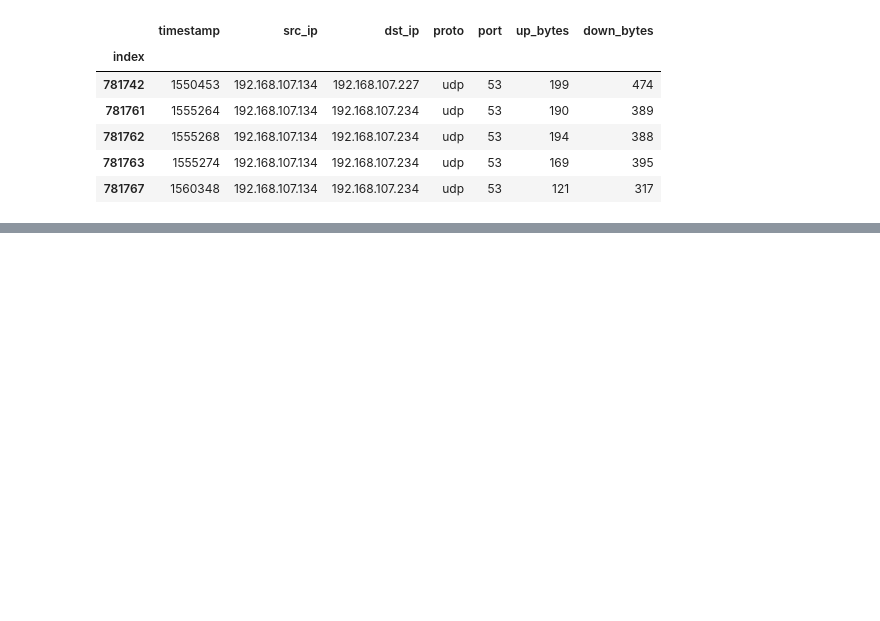
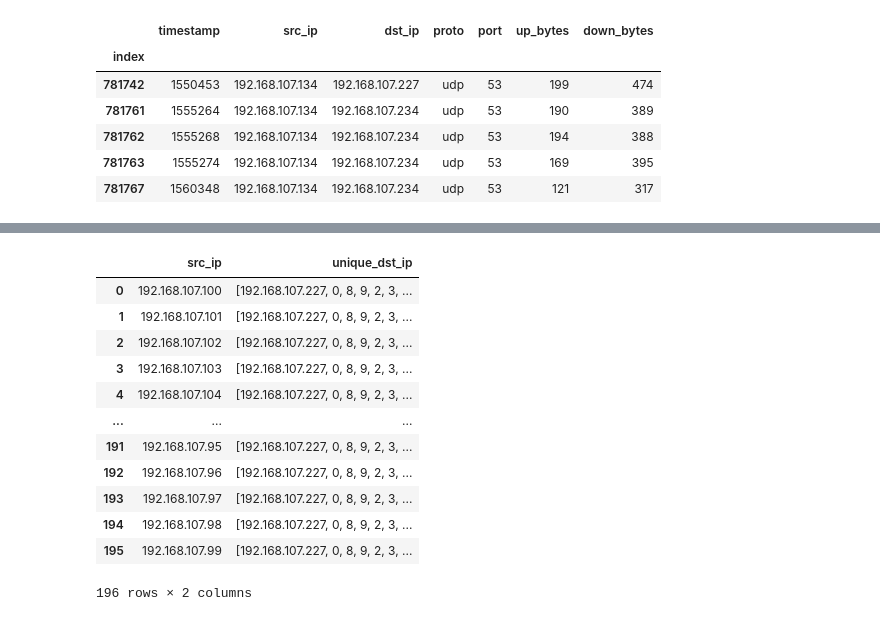
Before and after one commit to Pedro-Lopes-Frisson/srcp2, a Jupyter notebook: DataNormal copy.ipynb, the cells around one changed output, grey strips where cells are left out. Saved outputs shown, nothing was run; the diff lists cells and outputs as text; code cells hidden in the pictures; blank space fills up the shorter version.

```diff
--- a/DataNormal copy.ipynb
+++ b/DataNormal copy.ipynb
@@ -148,12 +153,13 @@ private_dst_internal_normal_src_dst.to_csv("test_coms_internal.csv")
 # %%
 private_dst_internal_normal1 = pd.read_csv("normal_coms_internal.csv")
-# ("test_coms_internal.csv")
+private_dst_internal_normal_src_dst = pd.read_csv("test_coms_internal.csv")
+
 # Merge the two DataFrames on src_ip
 merged = pd.merge(private_dst_internal_normal_src_dst,private_dst_internal_normal1 , on='src_ip', suffixes=('_test', '_normal'))
 
 # Function to find dst_ip in test but not in normal
 def find_diff(row):
-    return list(set(row['dst_ip_test']) - set(row['dst_ip_normal']))
+    return list(set(row['dst_ip_test']).symmetric_difference(set(row['dst_ip_normal'])))
 
 # Apply the function to each row
 merged['unique_dst_ip'] = merged.apply(find_diff, axis=1)
@@ -163,2 +178,18 @@ unique_dst_ips = merged[['src_ip', 'unique_dst_ip']][merged['unique_dst_ip'].map
 # %%
 unique_dst_ips.to_csv("ips_com_coms_novas_na_rede_interna.csv")
+# %%
+unique_dst_ips
+# %% [output]
+|  | src_ip | unique_dst_ip |
+| 0 | 192.168.107.100 | [192.168.107.227, 0, 8, 9, 2, 3, ... |
+| 1 | 192.168.107.101 | [192.168.107.227, 0, 8, 9, 2, 3, ... |
+| 2 | 192.168.107.102 | [192.168.107.227, 0, 8, 9, 2, 3, ... |
+| 3 | 192.168.107.103 | [192.168.107.227, 0, 8, 9, 2, 3, ... |
+| 4 | 192.168.107.104 | [192.168.107.227, 0, 8, 9, 2, 3, ... |
+| ... | ... | ... |
+| 191 | 192.168.107.95 | [192.168.107.227, 0, 8, 9, 2, 3, ... |
+| 192 | 192.168.107.96 | [192.168.107.227, 0, 8, 9, 2, 3, ... |
+| 193 | 192.168.107.97 | [192.168.107.227, 0, 8, 9, 2, 3, ... |
+| 194 | 192.168.107.98 | [192.168.107.227, 0, 8, 9, 2, 3, ... |
+| 195 | 192.168.107.99 | [192.168.107.227, 0, 8, 9, 2, 3, ... |
+196 rows × 2 columns
```
Also changed, not shown: parts of 3 cells of this notebook, 2 other files.
